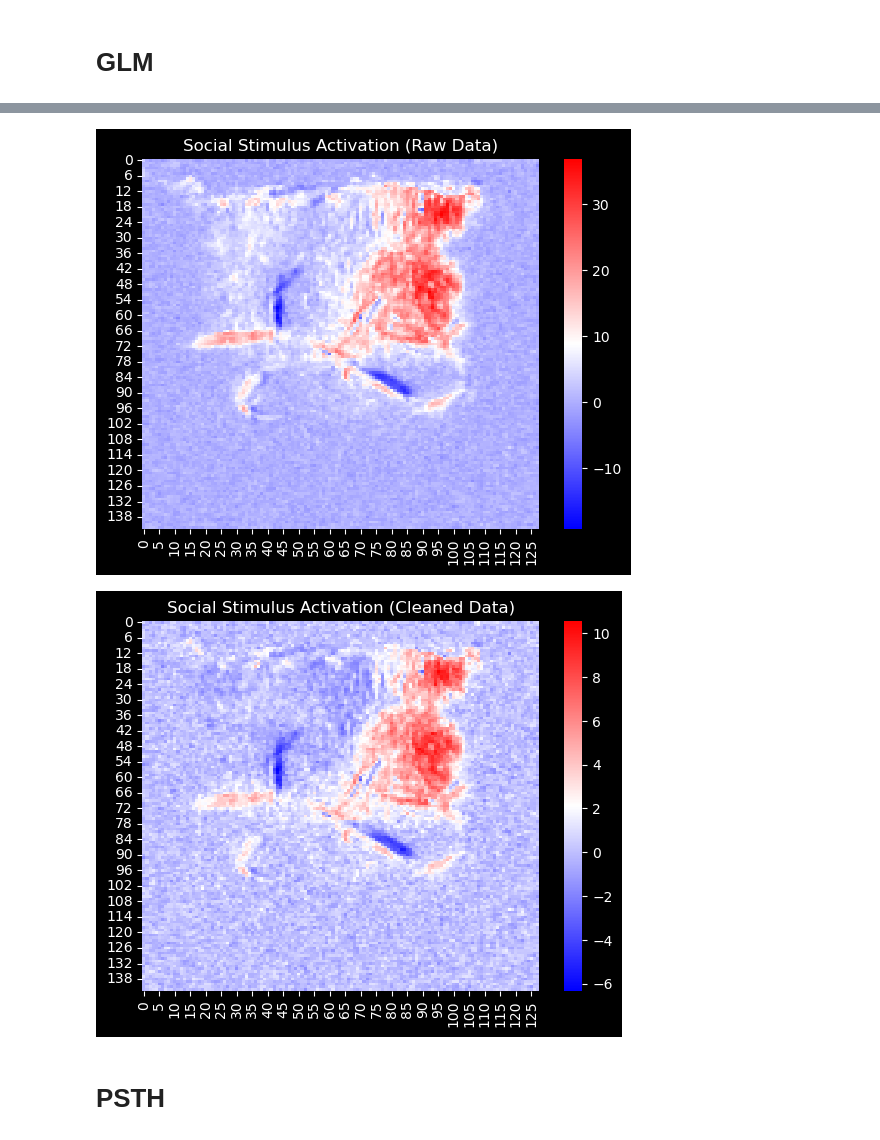
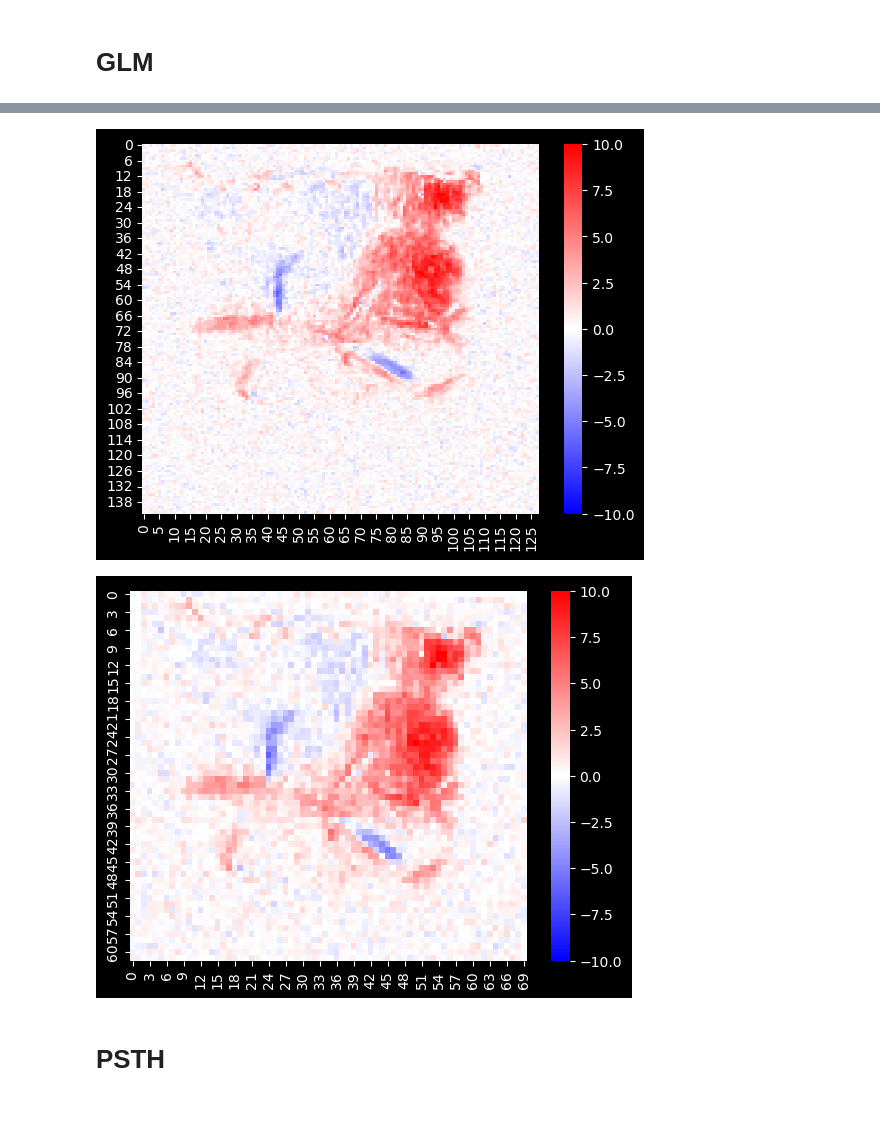
Before and after one commit to yibeichan/fUSi-workflow, a Jupyter notebook: code/091624_updates.ipynb, the cells around one changed output, grey strips where cells are left out. Saved outputs shown, nothing was run; the diff lists cells and outputs as text; code cells hidden in the pictures; blank space fills up the shorter version.

Commit message:
update for timeseries transformation and plotting

```diff
--- a/code/091624_updates.ipynb
+++ b/code/091624_updates.ipynb
@@ -318,0 +267,8 @@ Error:
+# %%
+cleaner = FUSCleaner(detrend=True, standardize=False, low_pass=0.8, high_pass=0.01, fs=2.5, sigma=1)
+
+cleaned_transformed_data = cleaner.clean(transformed_ts)
+
+
+plot_preprocessing_steps_transformed(transformed_ts, "Raw Data")
+plot_preprocessing_steps_transformed(cleaned_transformed_data, "Cleaned Data")
@@ -318,0 +280,7 @@ Error:
+# %%
+cortical_atlas_file = os.path.join(base_dir, "atlas", "atlas_MBM_cortex_vH.nii.gz")
+# subcortical_atlas_file = os.path.join(base_dir, "atlas", "SAMv1.0.nii.gz")
+subcortical_atlas_file = os.path.join(base_dir, "atlas", "atlas_MBM_subcortical_beta.nii.gz")
+
+cortical_atlas = nib.load(cortical_atlas_file).get_fdata()[79:81, :, :]
+subcortical_atlas = nib.load(subcortical_atlas_file).get_fdata()[79:81, :, :]
@@ -318,0 +320,4 @@ Error:
+# %%
+
+cortex_masked_data, cortical_region_data = extract_region_data(cortical_atlas, cleaned_transformed_data, region_shift=0)
+subcortex_masked_data, subcortical_region_data = extract_region_data(subcortical_atlas, cleaned_transformed_data, region_shift=200)
@@ -318,0 +329,10 @@ Error:
+# %%
+n_TR = cleaned_transformed_data.shape[-1]
+mean_cortex = np.zeros((len(cortical_region_data.keys()), n_TR))
+mean_subcortex = np.zeros((len(subcortical_region_data.keys()), n_TR))
+
+for i, key in enumerate(cortical_region_data.keys()):
+    mean_cortex[i, :] = np.mean(cortical_region_data[key], axis=0)
+
+for i, key in enumerate(subcortical_region_data.keys()):
+    mean_subcortex[i, :] = np.mean(subcortical_region_data[key], axis=0)
@@ -387,22 +538,24 @@ event_df
 # %%
-labels, estimators, X = run_glm_analysis(data_raw, event_df)
+labels, estimators, X = run_glm_analysis(cleaned_raw_data[:,0,:,:], event_df)
 contrast_matrix = np.eye(X.shape[1])
 basic_contrasts = dict([(column, contrast_matrix[i]) for i, column in enumerate(X.columns)])
 social = compute_contrast(labels, estimators, basic_contrasts['social'], stat_type='t').z_score()
-sns.heatmap(social.reshape(cleaned_data.shape[0], cleaned_data.shape[1]).T, cmap="bwr")
-plt.title("Social Stimulus Activation (Raw Data)")
+sns.heatmap(social.reshape(cleaned_raw_data.shape[0], cleaned_raw_data.shape[2]).T, cmap="bwr", vmin=-10, vmax=10)
+# plt.title("Social Stimulus Activation (Raw Data)")
+plt.savefig(os.path.join(figure_dir, 'social_GLM_heatmap_raw_data.svg'))
 plt.show()
 # %% [output]
-[figure, old version]
+[figure, new version]
 # %%
-labels, estimators, X = run_glm_analysis(cleaned_data, event_df)
+labels, estimators, X = run_glm_analysis(cleaned_transformed_data[0], event_df)
 contrast_matrix = np.eye(X.shape[1])
 basic_contrasts = dict([(column, contrast_matrix[i]) for i, column in enumerate(X.columns)])
 social = compute_contrast(labels, estimators, basic_contrasts['social'], stat_type='t').z_score()
-sns.heatmap(social.reshape(cleaned_data.shape[0], cleaned_data.shape[1]).T, cmap="bwr")
-plt.title("Social Stimulus Activation (Cleaned Data)")
+sns.heatmap(np.rot90(social.reshape(cleaned_transformed_data.shape[1], cleaned_transformed_data.shape[2])[70:140, 60:122]), cmap="bwr", vmin=-10, vmax=10)
+# plt.title("Social Stimulus Activation (Cleaned Data)")
+plt.savefig(os.path.join(figure_dir, 'social_GLM_heatmap_transformed_data.svg'))
 plt.show()
 # %% [output]
-[figure, old version]
+[figure, new version]
 # %% [markdown]
 # PSTH
```
Also changed, not shown: parts of 56 cells of this notebook, 2 other files.
